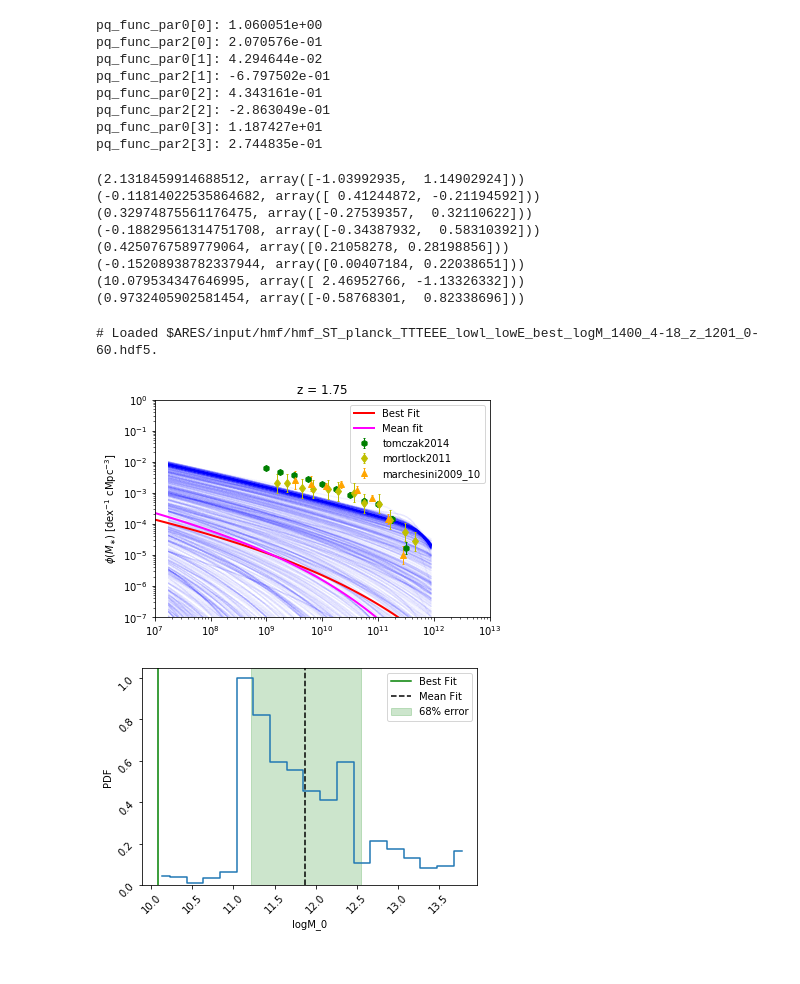
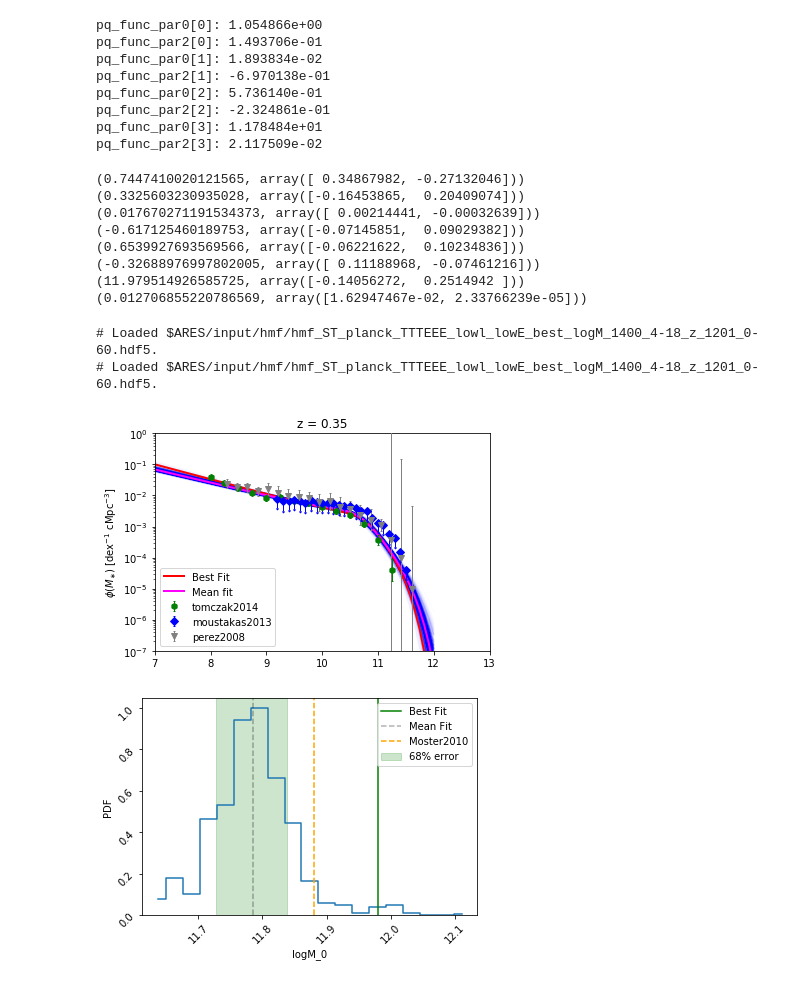
Before and after one commit to eklem1/GalaxySim, a Jupyter notebook: SMF_fit.ipynb, the cells around one changed output. Cells and saved outputs as stored; diff of their text form; code cells hidden in the pictures.

Commit message:
Changed HOD SMF input to log10(mass) to match what the MCMC likelihood expects, looks like it improves the fits! Updated SFR functions to do this too

```diff
--- a/SMF_fit.ipynb
+++ b/SMF_fit.ipynb
@@ -35,11 +14,12 @@ redshifts = np.sort(np.array([0.35, 0.875, 1.125, 1.75, 2.25, 2.75, 1.65, 2.5, 3
 
 # [0.10165, 0.25, 0.35, 0.45, 0.575, 0.725, 0.9][1.65, 2.5, 3.5]
 # Ms = np.logspace(7, 12, 60)
-Ms = getMasses(redshifts)
+Ms = np.linspace(7, 12, 60)
+
 
 # print(Ms)
 
 # blob 1: the smf
 blob_n1 = ['galaxy_smf']
-blob_i1 = [('z', redshifts), ('bins', Ms)]
+blob_i1 = [('z', redshifts), ('logbins', Ms)]
 blob_f1 = ['StellarMassFunction']
@@ -236,6 +211,6 @@ Writing data one last time because save_freq > steps.
 # %%
-anl = ares.analysis.ModelSet('MCMC_files/test_smfcal_3')
-# anl = ares.analysis.ModelSet('MCMC_files/smf_run2')
+anl = ares.analysis.ModelSet('MCMC_files/test_smfcal_1')
+# anl = ares.analysis.ModelSet('MCMC_files/smf_run5')
 
 labels = \
 {
@@ -389,14 +365,14 @@ else:
 
 fit_mean = np.array(covar[0])
 # %% [output]
-pq_func_par0[0]: 1.060051e+00
-pq_func_par2[0]: 2.070576e-01
-pq_func_par0[1]: 4.294644e-02
-pq_func_par2[1]: -6.797502e-01
-pq_func_par0[2]: 4.343161e-01
-pq_func_par2[2]: -2.863049e-01
-pq_func_par0[3]: 1.187427e+01
-pq_func_par2[3]: 2.744835e-01
+pq_func_par0[0]: 1.054866e+00
+pq_func_par2[0]: 1.493706e-01
+pq_func_par0[1]: 1.893834e-02
+pq_func_par2[1]: -6.970138e-01
+pq_func_par0[2]: 5.736140e-01
+pq_func_par2[2]: -2.324861e-01
+pq_func_par0[3]: 1.178484e+01
+pq_func_par2[3]: 2.117509e-02
 # %%
 pars_ch = {}
 for i in range(len(covar[0])):
@@ -413,41 +389,51 @@ fit_best_like = anl.max_likelihood_parameters()
 for i in range(len(covar[0])):
     print(anl.get_1d_error(params[i])) #(maximum likelihood value, positive error, negative error).
 # %% [output]
-(2.1318459914688512, array([-1.03992935,  1.14902924]))
-(-0.11814022535864682, array([ 0.41244872, -0.21194592]))
-(0.32974875561176475, array([-0.27539357,  0.32110622]))
-(-0.18829561314751708, array([-0.34387932,  0.58310392]))
-(0.4250767589779064, array([0.21058278, 0.28198856]))
-(-0.15208938782337944, array([0.00407184, 0.22038651]))
-(10.079534347646995, array([ 2.46952766, -1.13326332]))
-(0.9732405902581454, array([-0.58768301,  0.82338696]))
+(0.7447410020121565, array([ 0.34867982, -0.27132046]))
+(0.3325603230935028, array([-0.16453865,  0.20409074]))
+(0.017670271191534373, array([ 0.00214441, -0.00032639]))
+(-0.617125460189753, array([-0.07145851,  0.09029382]))
+(0.6539927693569566, array([-0.06221622,  0.10234836]))
+(-0.32688976997802005, array([ 0.11188968, -0.07461216]))
+(11.979514926585725, array([-0.14056272,  0.2514942 ]))
+(0.012706855220786569, array([1.62947467e-02, 2.33766239e-05]))
+# %%
+pars_best = ares.util.ParameterBundle("emma:model1")
+pars = ares.util.ParameterBundle("emma:model1")
+
+# print(fit_best_like)
+
+pars_best.update(fit_best_like)
+# print(pars_best)
+pop_best = ares.populations.GalaxyPopulation(**pars_best)
 # %%
-z = 1.75
+z = 0.35
 
-Ms_short = np.logspace(7, 13, 80)
+# Ms_short = np.logspace(7, 13, 80)
 
 # print(Ms)
 
-ls_best = pop_best.StellarMassFunction(z, Ms_short)
-ls_mean = pop_mean.StellarMassFunction(z, Ms_short)
+ls_best = pop_best.StellarMassFunction(z, Ms)
+ls_mean = pop_mean.StellarMassFunction(z, Ms)
 
 ax = anl.ReconstructedFunction('galaxy_smf', ivar=[z, None], samples='all', color='b', alpha=0.01)
 
 # print(ls_best)
 
 obslf = ares.analysis.GalaxyPopulation()
-obslf.PlotSMF(z=z, ax=ax, round_z=0.2)
+obslf.PlotSMF(z=z, ax=ax, round_z=0.2, log10Mass=True)
 
-ax.loglog(Ms_short, ls_best, label='Best Fit', color="red", linewidth=2)
-pl.loglog(Ms_short, ls_mean, label='Mean fit', color="magenta", linewidth=2)
+ax.semilogy(Ms, ls_best, label='Best Fit', color="red", linewidth=2)
+pl.semilogy(Ms, ls_mean, label='Mean fit', color="magenta", linewidth=2)
 
 pl.title("z = %.2f" %z)
 pl.legend()
 # pl.ylim(1e-18, 1e2)
 pl.show()
 # %% [output]
 # Loaded $ARES/input/hmf/hmf_ST_planck_TTTEEE_lowl_lowE_best_logM_1400_4-18_z_1201_0-60.hdf5.
+# Loaded $ARES/input/hmf/hmf_ST_planck_TTTEEE_lowl_lowE_best_logM_1400_4-18_z_1201_0-60.hdf5.
-[figure, old version]
+[figure, new version]
 # %%
 bests = [anl.get_1d_error(i, nu=0.68,  peak='mode') for i in params]
 
@@ -459,9 +445,11 @@ pl.axvline(x=bests[i][0], ls="-", color="green", label="Best Fit")
 
 ax.axvspan(bests[i][0]-bests[i][1][1], bests[i][0]+bests[i][1][0], alpha=0.2, color='green' ,label="68% error")
 
-pl.axvline(x=fit_mean[i], ls="--", color="black", label="Mean Fit")
+pl.axvline(x=fit_mean[i], ls="--", color="black", label="Mean Fit", alpha=0.3)
+pl.axvline(x=pars[params[i]], ls="--", color="orange", label="Moster2010")
+
 
 pl.legend()
 pl.show()
 # %% [output]
-[figure, old version]
+[figure, new version]
```
Also changed, not shown: parts of 14 cells of this notebook, 3 other files.
